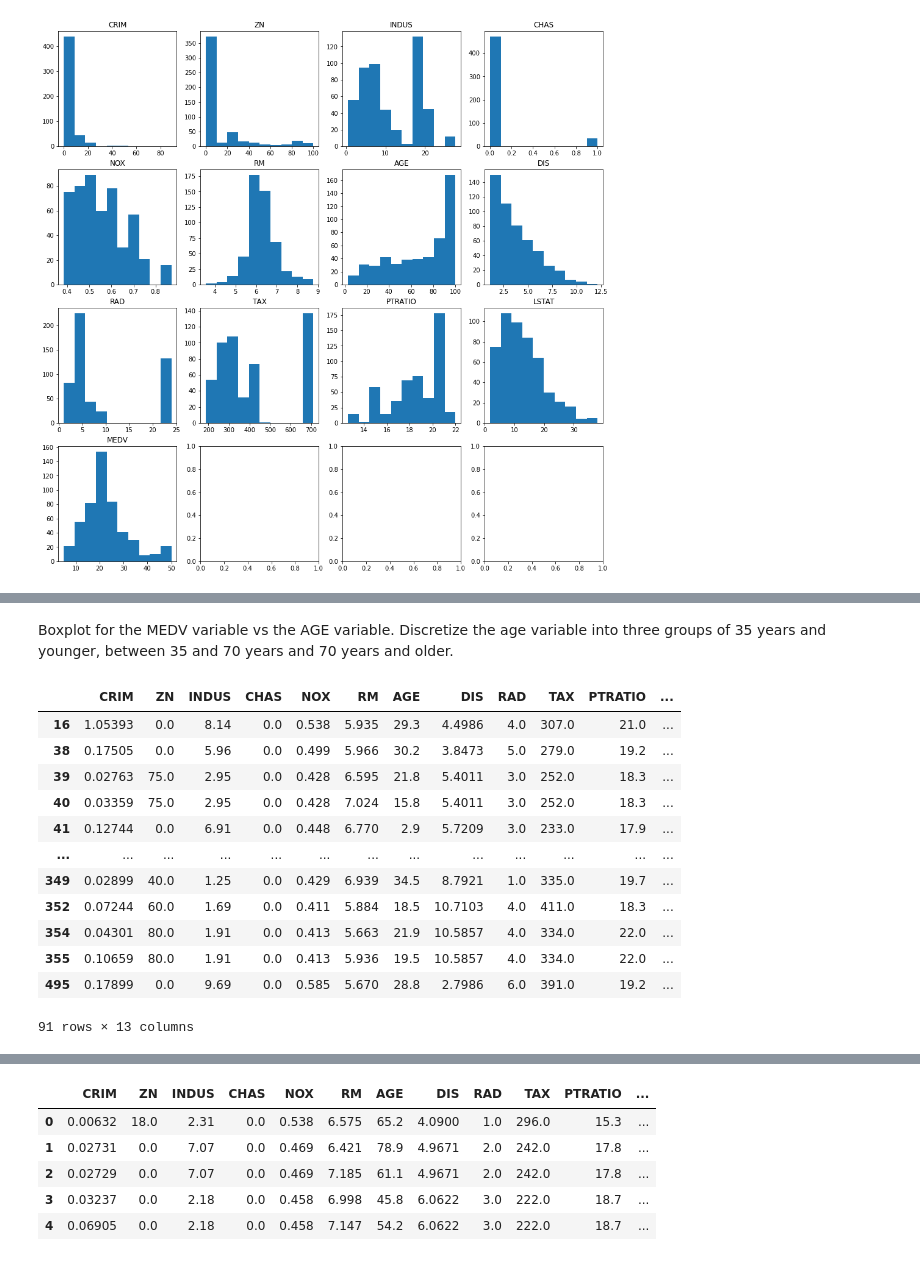
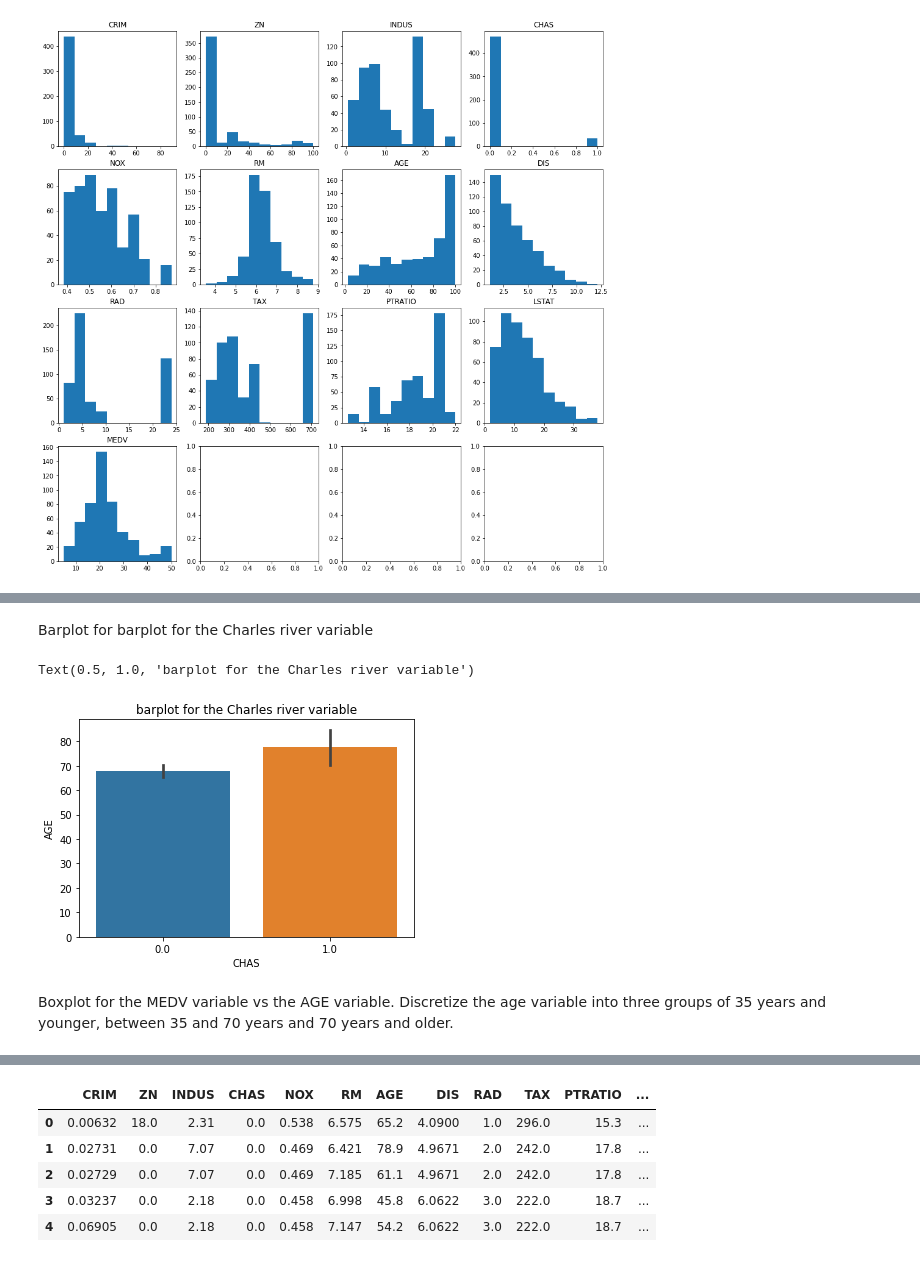
Before and after one commit to abhi2k16/boston_housing_analysis, a Jupyter notebook: Statistisc_for_DataScience_CaseStudy_Boston.ipynb, the cells around one changed output, grey strips where cells are left out. Drawn from its saved outputs; the diff is of its cells as text; code cells hidden in the pictures.

```diff
--- a/Statistisc_for_DataScience_CaseStudy_Boston.ipynb
+++ b/Statistisc_for_DataScience_CaseStudy_Boston.ipynb
@@ -142,19 +130,10 @@ boston_corr.style.background_gradient(cmap='coolwarm', axis=None)
+# %% [markdown]
+Barplot for barplot for the Charles river variable
+# %%
+sns.barplot(x = boston_df['CHAS'], y = boston_df['AGE'] )
+plt.title('barplot for the Charles river variable')
+# %% [output]
+Text(0.5, 1.0, 'barplot for the Charles river variable')
+[figure, added]
 # %% [markdown]
 Boxplot for the MEDV variable vs the AGE variable. Discretize the age variable into three groups of 35 years and younger, between 35 and 70 years and 70 years and older.
-# %%
-age_less_than_35 = boston_df[boston_df['AGE'] < 35.0]
-age_less_than_35
-# %% [output]
-|  | CRIM | ZN | INDUS | CHAS | NOX | RM | AGE | DIS | RAD | TAX | PTRATIO | ... |
-| 16 | 1.05393 | 0.0 | 8.14 | 0.0 | 0.538 | 5.935 | 29.3 | 4.4986 | 4.0 | 307.0 | 21.0 | ... |
-| 38 | 0.17505 | 0.0 | 5.96 | 0.0 | 0.499 | 5.966 | 30.2 | 3.8473 | 5.0 | 279.0 | 19.2 | ... |
-| 39 | 0.02763 | 75.0 | 2.95 | 0.0 | 0.428 | 6.595 | 21.8 | 5.4011 | 3.0 | 252.0 | 18.3 | ... |
-| 40 | 0.03359 | 75.0 | 2.95 | 0.0 | 0.428 | 7.024 | 15.8 | 5.4011 | 3.0 | 252.0 | 18.3 | ... |
-| 41 | 0.12744 | 0.0 | 6.91 | 0.0 | 0.448 | 6.770 | 2.9 | 5.7209 | 3.0 | 233.0 | 17.9 | ... |
-| ... | ... | ... | ... | ... | ... | ... | ... | ... | ... | ... | ... | ... |
-| 349 | 0.02899 | 40.0 | 1.25 | 0.0 | 0.429 | 6.939 | 34.5 | 8.7921 | 1.0 | 335.0 | 19.7 | ... |
-| 352 | 0.07244 | 60.0 | 1.69 | 0.0 | 0.411 | 5.884 | 18.5 | 10.7103 | 4.0 | 411.0 | 18.3 | ... |
-| 354 | 0.04301 | 80.0 | 1.91 | 0.0 | 0.413 | 5.663 | 21.9 | 10.5857 | 4.0 | 334.0 | 22.0 | ... |
-| 355 | 0.10659 | 80.0 | 1.91 | 0.0 | 0.413 | 5.936 | 19.5 | 10.5857 | 4.0 | 334.0 | 22.0 | ... |
-| 495 | 0.17899 | 0.0 | 9.69 | 0.0 | 0.585 | 5.670 | 28.8 | 2.7986 | 6.0 | 391.0 | 19.2 | ... |
-91 rows × 13 columns
```
Also changed, not shown: parts of 10 cells of this notebook.
